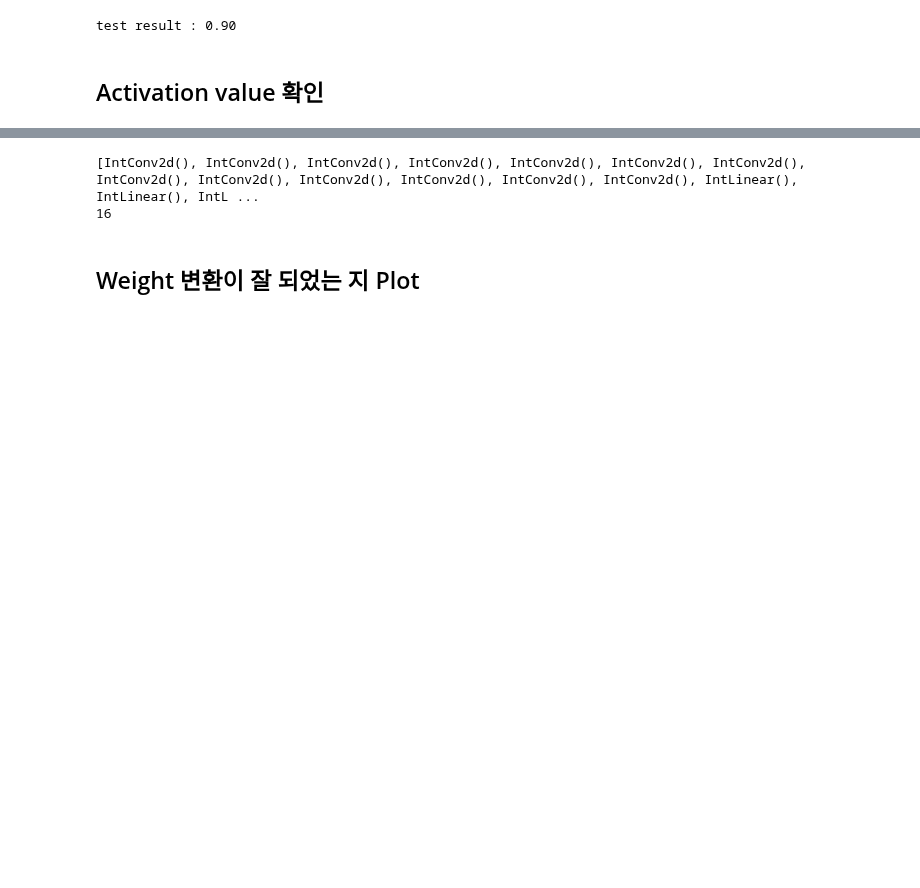
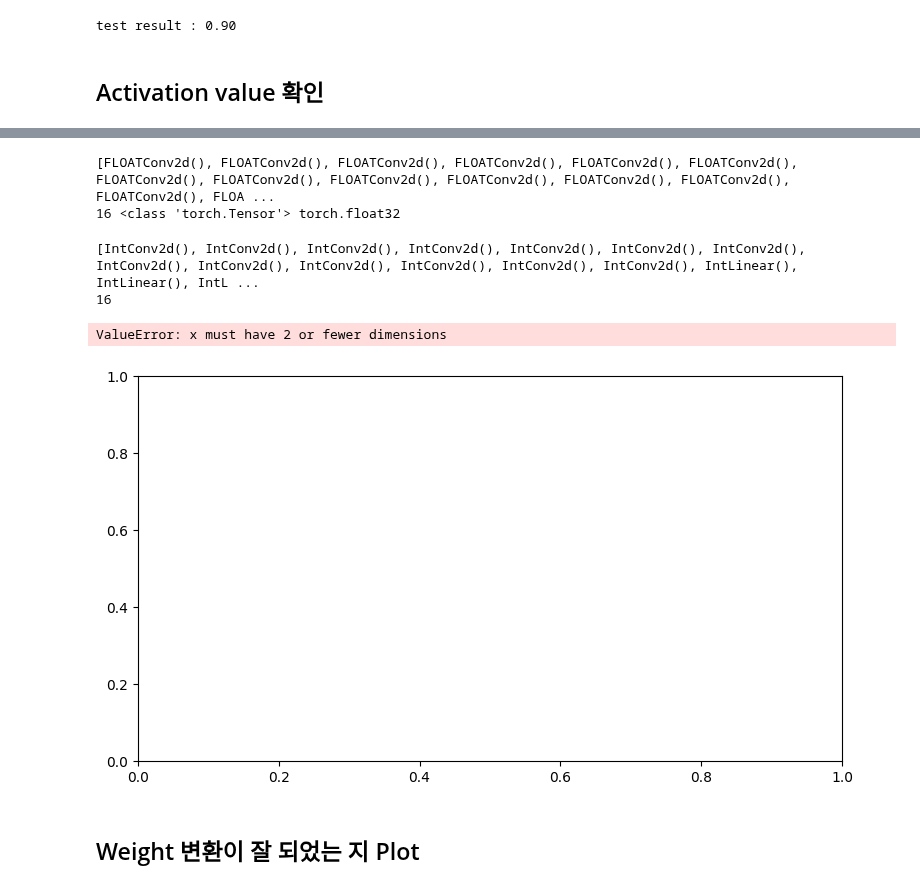
Before and after one commit to yunguks/Int_infer, a Jupyter notebook: weight_test.ipynb, the cells around one changed output, grey strips where cells are left out. Drawn from its saved outputs; the diff is of its cells as text; code cells hidden in the pictures; blank space fills up the shorter version.

Commit message:
modify activation plot

```diff
--- a/weight_test.ipynb
+++ b/weight_test.ipynb
@@ -691,13 +692,16 @@ with torch.no_grad():
 
 remove_forward_hook(hooks)
 
-torch_quant_activation = after_l.copy()
+float_activation = after_l.copy()
 print(modules)
 print(len(after_l), type(after_l[0]), after_l[0].dtype)
 modules= []
 before_l = []
 after_l = []
 hooks=[]
+# %% [output]
+[FLOATConv2d(), FLOATConv2d(), FLOATConv2d(), FLOATConv2d(), FLOATConv2d(), FLOATConv2d(), FLOATConv2d(), FLOATConv2d(), FLOATConv2d(), FLOATConv2d(), FLOATConv2d(), FLOATConv2d(), FLOATConv2d(), FLOA ...
+16 <class 'torch.Tensor'> torch.float32
 # %%
 hooks = add_forward_hook(int_model, hooks)
 with torch.no_grad():
@@ -727,21 +733,25 @@ hooks=[]
 # %%
 import matplotlib.pyplot as plt
 # print(len(torch_static_conv[i]))
+
 for i in range(len(int_activation_after)):
     plt.figure(figsize=(20,5))
     plt.subplot(1,2,1)
-    plt.hist(conv_weights[i], bins=100, histtype='step', label=f"conv{i}")
+    plt.hist(float_activation[i].tolist(), bins=100, histtype='step', label=f"conv{i}")
     plt.legend()
     plt.title(f"Float Weight at {i+1}th conv")
 
     plt.subplot(1,2,2)
-    plt.hist(torch_static_conv[i], bins=100, histtype='step', label=f"torch quant conv{i}")
-    plt.hist(static_conv[i], bins=100, histtype='step', label=f"quant conv{i}")
+    plt.hist(torch_quant_activation[i].int_repr().tolist(), bins=100, histtype='step', label=f"torch quant conv{i}")
+    plt.hist(int_activation_after[i].tolist(), bins=100, histtype='step', label=f"quant conv{i}")
     max_val = max(max_val, max(conv_weights[i]))
     min_val = min(min_val, min(conv_weights[i]))
     plt.title(f"Integer Weight at {i+1}th conv")
     plt.legend()
     plt.show()
+# %% [output]
+ValueError: x must have 2 or fewer dimensions
+[figure, added]
 # %% [markdown]
 ## Weight 변환이 잘 되었는 지 Plot
 # %%
```
Also changed, not shown: parts of 3 cells of this notebook.
